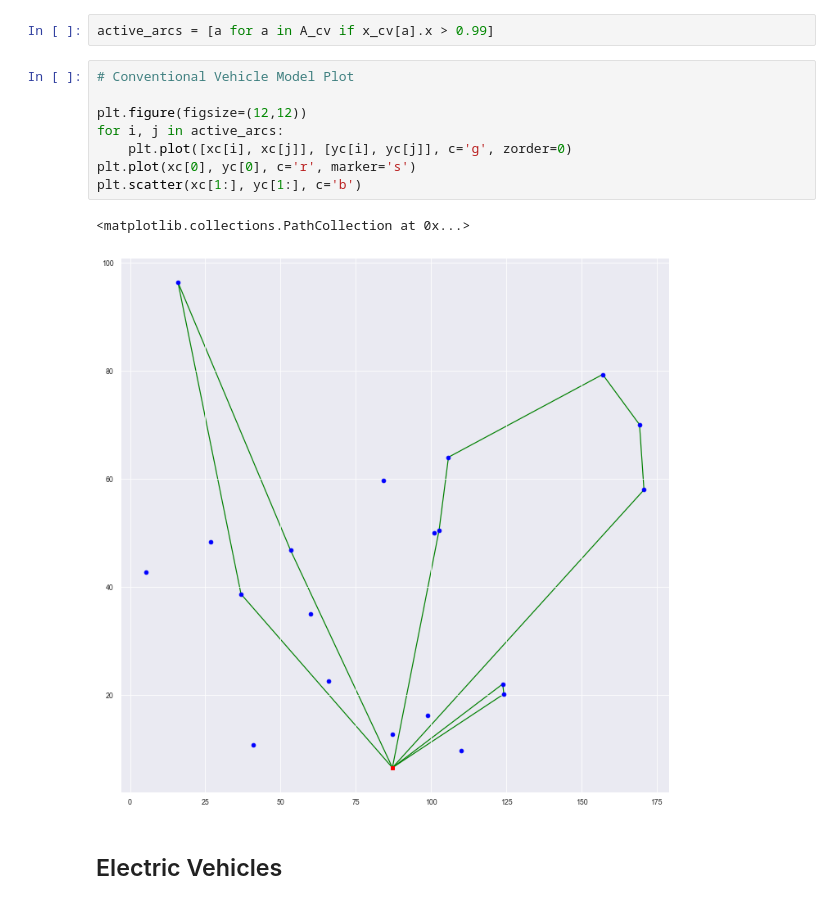
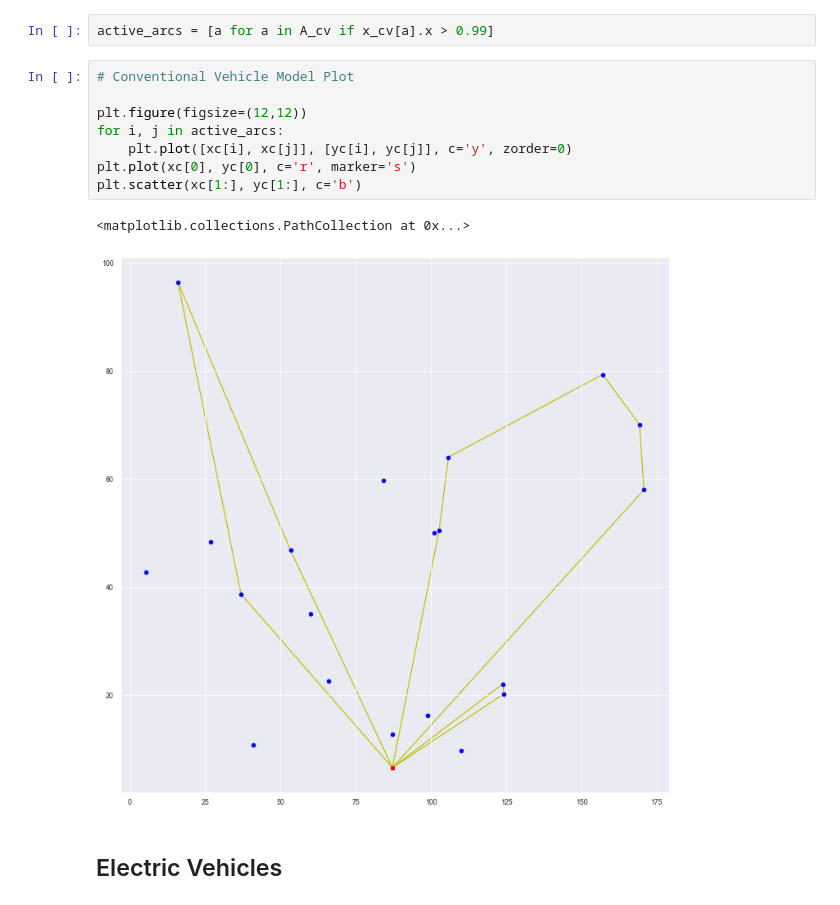
Before and after one commit to shubhampachori12110095/aql_project, a Jupyter notebook: aql_project_code.ipynb, the cells around one changed output. Drawn from its saved outputs; the diff is of its cells as text.

```diff
--- a/aql_project_code.ipynb
+++ b/aql_project_code.ipynb
@@ -178,14 +178,14 @@ active_arcs = [a for a in A_cv if x_cv[a].x > 0.99]
 # %%
 # Conventional Vehicle Model Plot
 
 plt.figure(figsize=(12,12))
 for i, j in active_arcs:
-    plt.plot([xc[i], xc[j]], [yc[i], yc[j]], c='g', zorder=0)
+    plt.plot([xc[i], xc[j]], [yc[i], yc[j]], c='y', zorder=0)
 plt.plot(xc[0], yc[0], c='r', marker='s')
 plt.scatter(xc[1:], yc[1:], c='b')
 # %% [output]
 <matplotlib.collections.PathCollection at 0x...>
-[figure, old version]
+[figure, new version]
 # %% [markdown]
 ##  Electric Vehicles
 # %%
```
Also changed, not shown: 4 other files.
